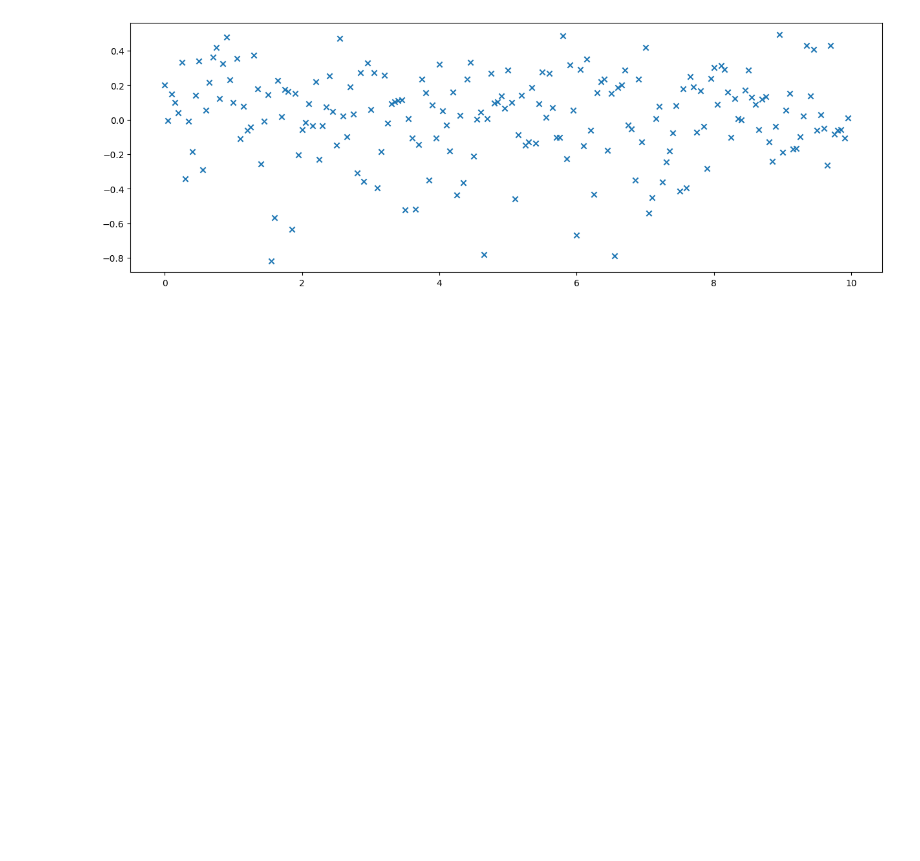
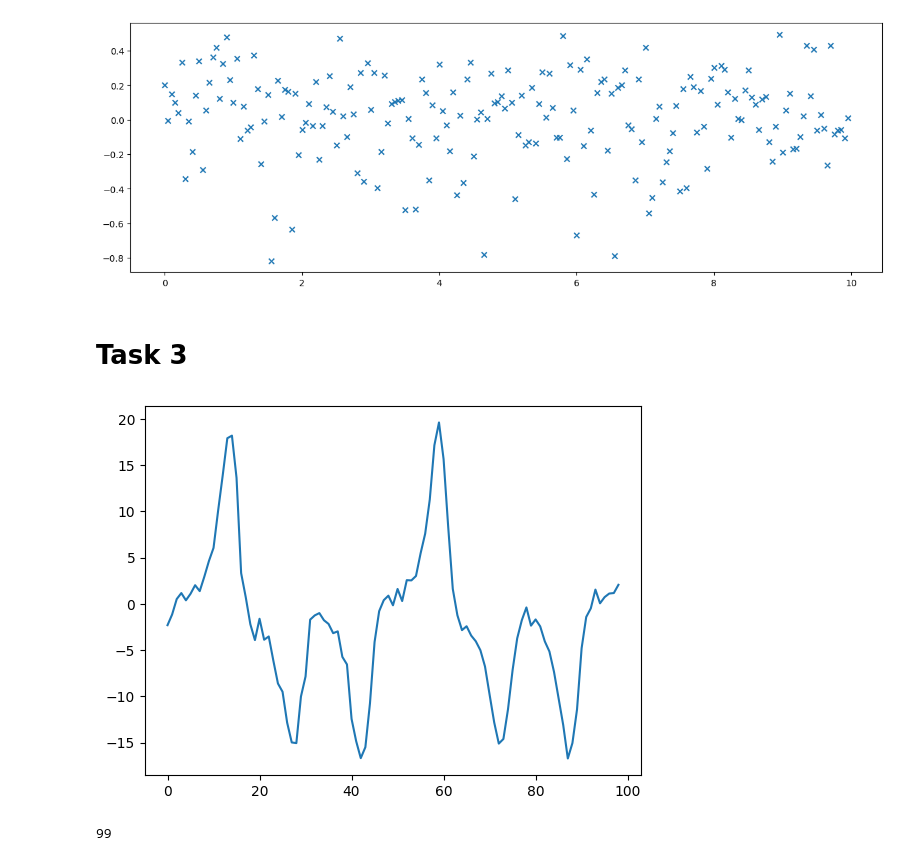
Before and after one commit to Yuvraj-Dhepe/uni_bayesian, a Jupyter notebook: Ex_2/nicolas_version.ipynb, the cells around one changed output. Saved outputs shown, nothing was run; the diff lists cells and outputs as text; code cells hidden in the pictures; blank space fills up the shorter version.

Commit message:
Started task 3

```diff
--- a/Ex_2/nicolas_version.ipynb
+++ b/Ex_2/nicolas_version.ipynb
@@ -145,2 +148,4 @@ for i, x_ref in enumerate(x_coordinates):
+# %%
+x_observations, measurement_errors = produce_observations(reference_trajectory=x_coordinates, dt=dt)
 # %%
 plt.figure(figsize=(15,5))
@@ -154,3 +159,8 @@ plt.scatter([i*t_out for i in range(len(measurement_errors))], measurement_error
 # %% [output]
 <matplotlib.collections.PathCollection at 0x...>
 [figure]
+# %% [markdown]
+# Task 3
+# %%
+t = 200
+tk_0 = 100
@@ -156,0 +181,31 @@ plt.scatter([i*t_out for i in range(len(measurement_errors))], measurement_error
+# %%
+def qt(x_obs_current: float, x_obs_prev: float) -> float:
+    """
+    forward step
+    :param x_obs_current: y_obs(k*)
+    :param x_obs_prev:  y_obs(k*-1)
+    :return: y_prediction(k*+1=
+    """
+    return 2 * x_obs_current - x_obs_prev
+# %%
+x_predictions: list = []
+x_ref_old: float = x_observations[tk_0]
+
+for i, x_ref_current in enumerate(x_observations[tk_0 + 1:]):
+    if i * dt == t:
+        break
+
+    x_prediction = qt(x_obs_current=x_ref_current, x_obs_prev=x_ref_old)
+    x_predictions.append(x_prediction)
+
+    # move on
+    x_ref_old = x_ref_current
+# %%
+plt.plot(x_predictions, x_observations)
+plt.show()
+# %% [output]
+[figure, added]
+# %%
+len(x_predictions)
+# %% [output]
+99
```
Also changed, not shown: parts of 6 cells of this notebook.
